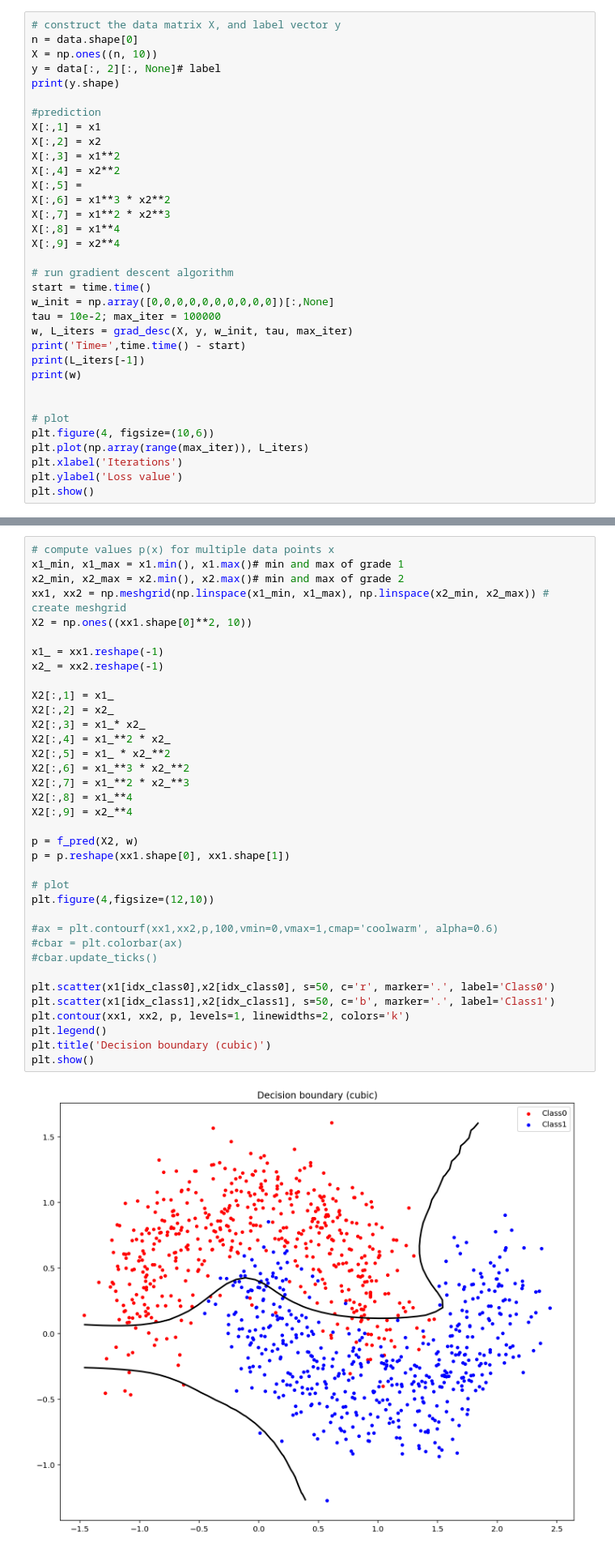
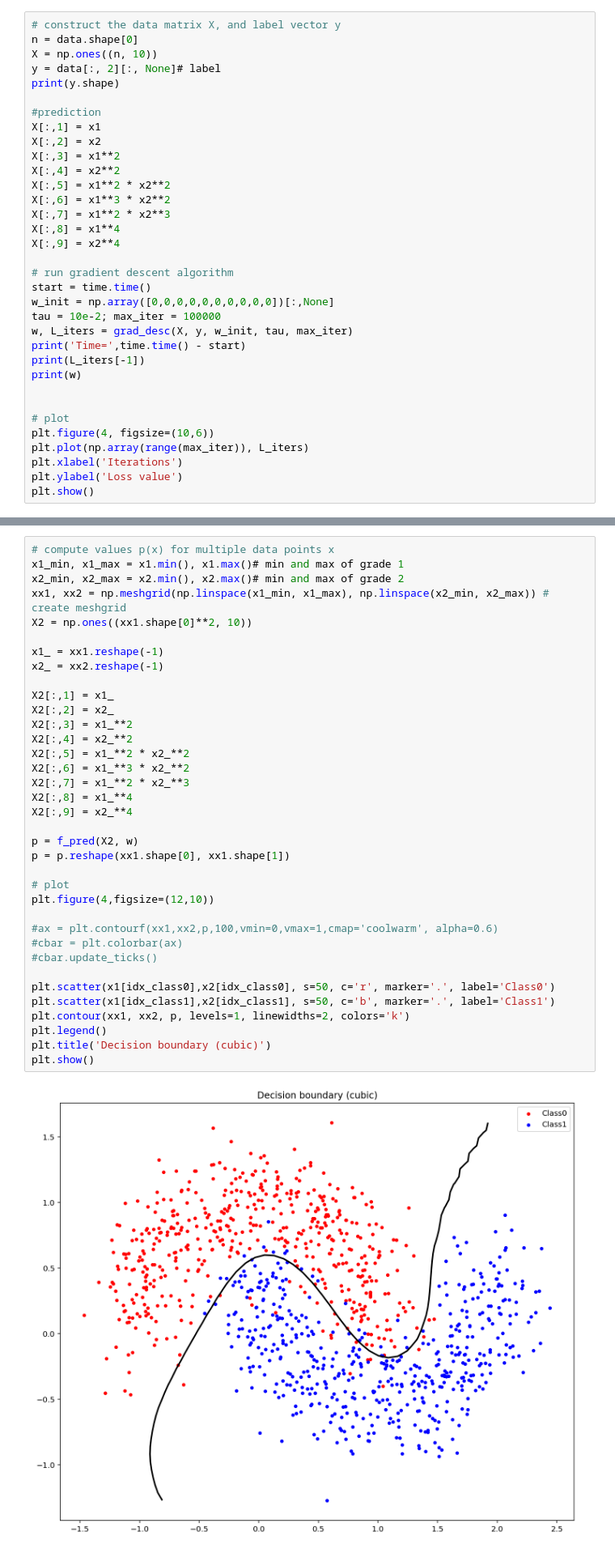
Before and after one commit to insu0929/mlproject, a Jupyter notebook: assignment-05-b.ipynb, the cells around one changed output, grey strips where cells are left out. Shown at 81% size. Cells and saved outputs as stored; diff of their text form.

```diff
--- a/assignment-05-b.ipynb
+++ b/assignment-05-b.ipynb
@@ -176,7 +176,7 @@ X[:,1] = x1
 X[:,2] = x2
 X[:,3] = x1**2
 X[:,4] = x2**2
-X[:,5] =
+X[:,5] = x1**2 * x2**2
 X[:,6] = x1**3 * x2**2
 X[:,7] = x1**2 * x2**3
 X[:,8] = x1**4
@@ -223,37 +223,37 @@ x2_min, x2_max = x2.min(), x2.max()# min and max of grade 2
 xx1, xx2 = np.meshgrid(np.linspace(x1_min, x1_max), np.linspace(x2_min, x2_max)) # create meshgrid
 X2 = np.ones((xx1.shape[0]**2, 10))
 
 x1_ = xx1.reshape(-1)
 x2_ = xx2.reshape(-1)
 
 X2[:,1] = x1_
 X2[:,2] = x2_
-X2[:,3] = x1_* x2_
-X2[:,4] = x1_**2 * x2_
-X2[:,5] = x1_ * x2_**2
+X2[:,3] = x1_**2
+X2[:,4] = x2_**2
+X2[:,5] = x1_**2 * x2_**2
 X2[:,6] = x1_**3 * x2_**2
 X2[:,7] = x1_**2 * x2_**3
 X2[:,8] = x1_**4
 X2[:,9] = x2_**4
 
 p = f_pred(X2, w)
 p = p.reshape(xx1.shape[0], xx1.shape[1])
 
 # plot
 plt.figure(4,figsize=(12,10))
 
 #ax = plt.contourf(xx1,xx2,p,100,vmin=0,vmax=1,cmap='coolwarm', alpha=0.6)
 #cbar = plt.colorbar(ax)
 #cbar.update_ticks()
 
 plt.scatter(x1[idx_class0],x2[idx_class0], s=50, c='r', marker='.', label='Class0')
 plt.scatter(x1[idx_class1],x2[idx_class1], s=50, c='b', marker='.', label='Class1')
 plt.contour(xx1, xx2, p, levels=1, linewidths=2, colors='k')
 plt.legend()
 plt.title('Decision boundary (cubic)')
 plt.show()
 # %% [output]
-[figure, old version]
+[figure, new version]
 # %% [markdown]
 ## 5. Plot the probability map
 <hr>
```
Also changed, not shown: parts of 2 cells of this notebook.
